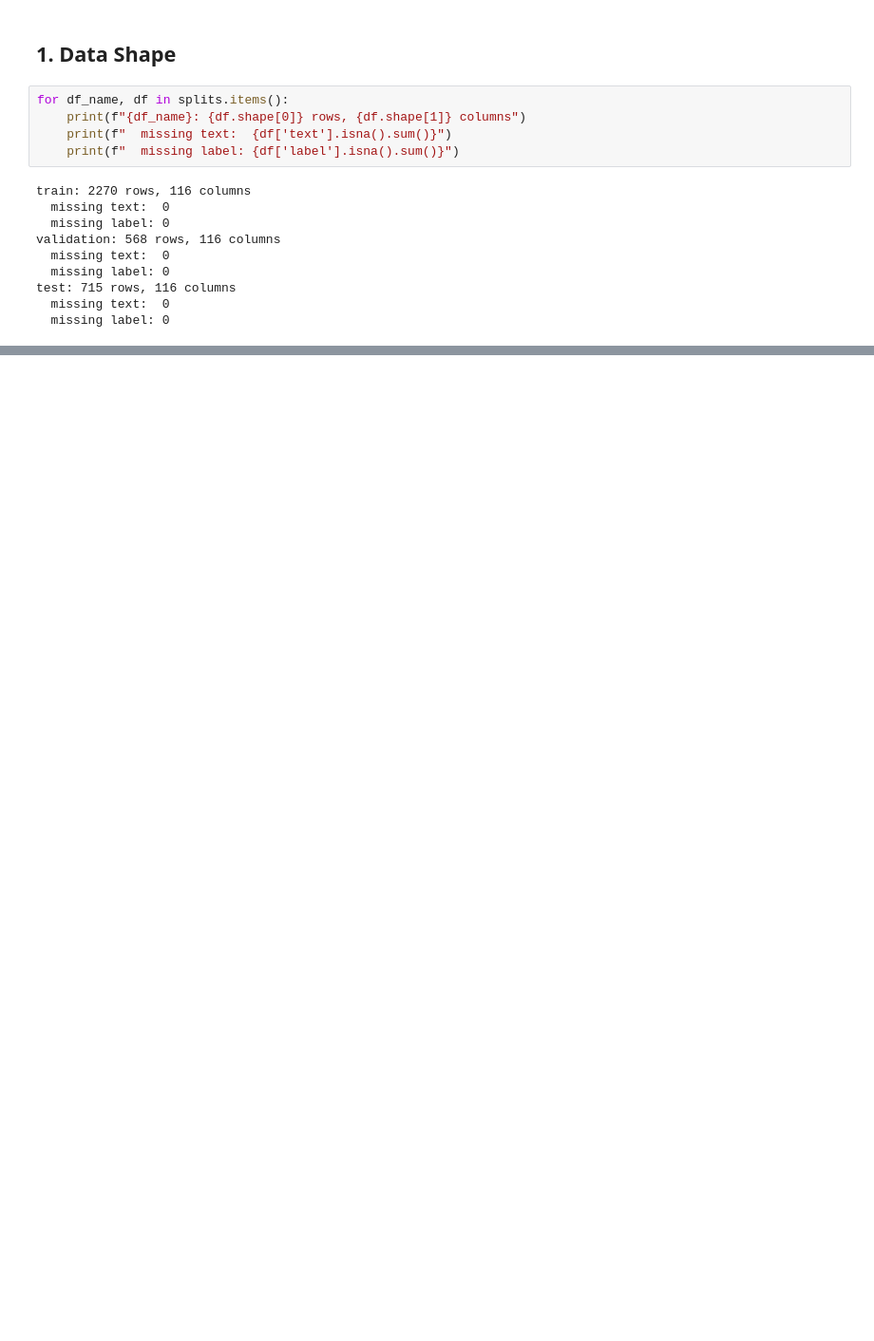
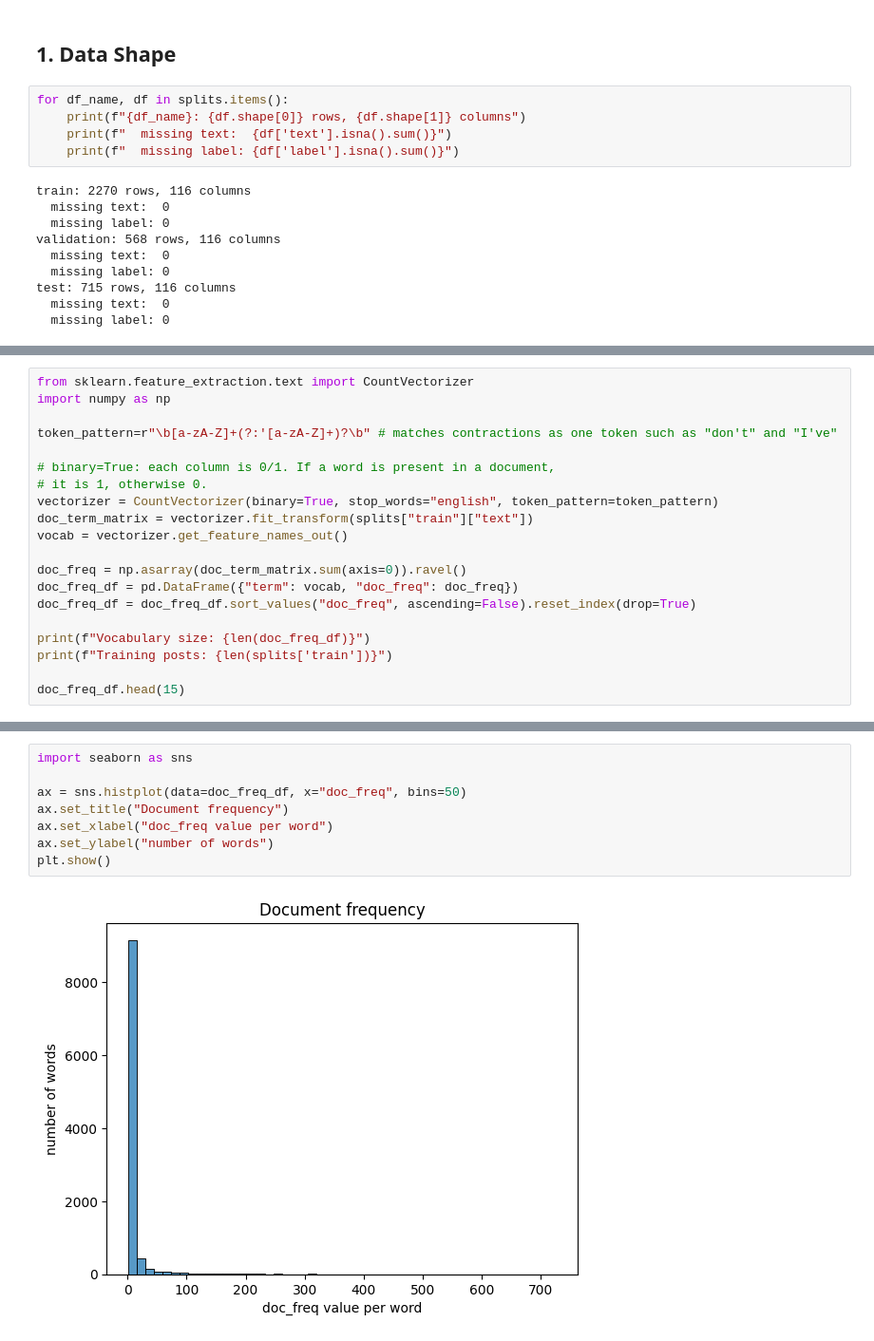
Before and after one commit to CynthiaCR/interpretable-stress-shap-classifier, a Jupyter notebook: notebooks/01_eda.ipynb, the cells around one changed output, grey strips where cells are left out. Shown at 95% size. Cells and saved outputs as stored; diff of their text form; blank space fills up the shorter version.

```diff
--- a/notebooks/01_eda.ipynb
+++ b/notebooks/01_eda.ipynb
@@ -210,0 +137,20 @@ categories (55 posts). Per-subreddit stress rates range from ~34%
+# %%
+from sklearn.feature_extraction.text import CountVectorizer
+import numpy as np
+
+token_pattern=r"\b[a-zA-Z]+(?:'[a-zA-Z]+)?\b" # matches contractions as one token such as "don't" and "I've"
+
+# binary=True: each column is 0/1. If a word is present in a document,
+# it is 1, otherwise 0.
+vectorizer = CountVectorizer(binary=True, stop_words="english", token_pattern=token_pattern)
+doc_term_matrix = vectorizer.fit_transform(splits["train"]["text"])
+vocab = vectorizer.get_feature_names_out()
+
+doc_freq = np.asarray(doc_term_matrix.sum(axis=0)).ravel()
+doc_freq_df = pd.DataFrame({"term": vocab, "doc_freq": doc_freq})
+doc_freq_df = doc_freq_df.sort_values("doc_freq", ascending=False).reset_index(drop=True)
+
+print(f"Vocabulary size: {len(doc_freq_df)}")
+print(f"Training posts: {len(splits['train'])}")
+
+doc_freq_df.head(15)
@@ -210,0 +176,10 @@ categories (55 posts). Per-subreddit stress rates range from ~34%
+# %%
+import seaborn as sns
+
+ax = sns.histplot(data=doc_freq_df, x="doc_freq", bins=50)
+ax.set_title("Document frequency")
+ax.set_xlabel("doc_freq value per word")
+ax.set_ylabel("number of words")
+plt.show()
+# %% [output]
+[figure, added]
```
Also changed, not shown: parts of 29 cells of this notebook, 1 other file.
